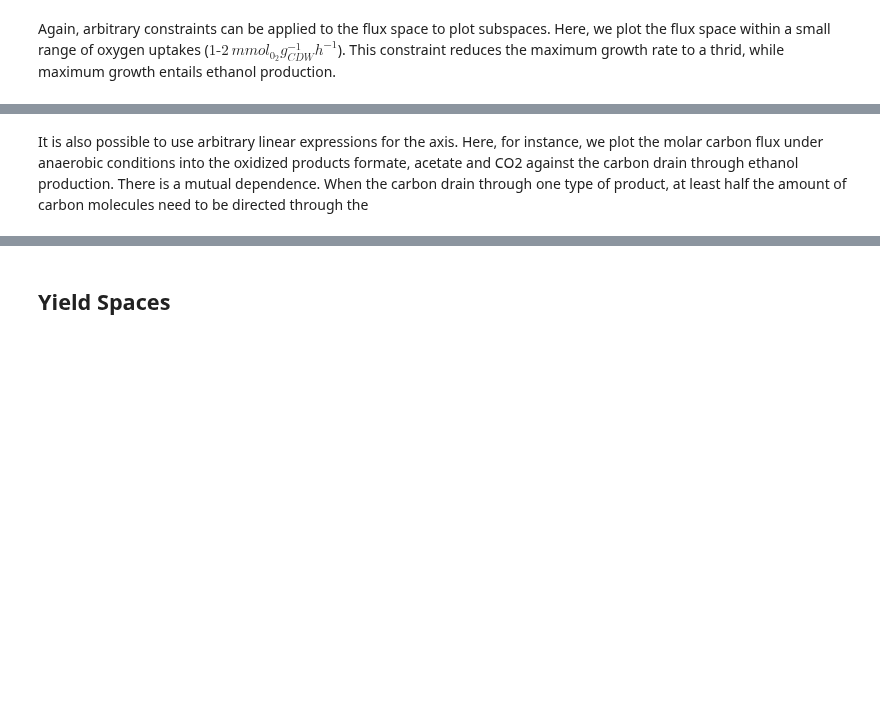
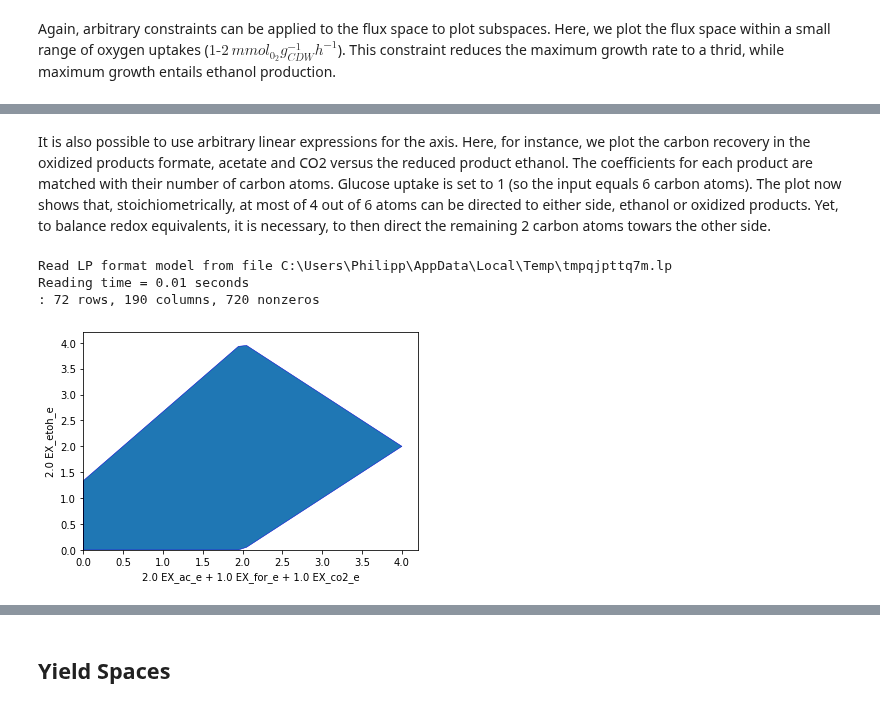
Before and after one commit to klamt-lab/straindesign, a Jupyter notebook: docs/source/examples/JN_03_plotting.ipynb, the cells around one changed output, grey strips where cells are left out. Saved outputs shown, nothing was run; the diff lists cells and outputs as text; code cells hidden in the pictures; blank space fills up the shorter version.

```diff
--- a/docs/source/examples/JN_03_plotting.ipynb
+++ b/docs/source/examples/JN_03_plotting.ipynb
@@ -26,2 +25,0 @@ sd.plot_flux_space(model,('BIOMASS_Ecoli_core_w_GAM','EX_etoh_e'),constraints=['
-# %% [markdown]
-It is also possible to use arbitrary linear expressions for the axis. Here, for instance, we plot the molar carbon flux under anaerobic conditions into the oxidized products formate, acetate and CO2 against the carbon drain through ethanol production. There is a mutual dependence. When the carbon drain through one type of product, at least half the amount of carbon molecules need to be directed through the
@@ -47,0 +26,18 @@ sd.plot_flux_space(model,('2 EX_ac_e + 1 EX_for_e + 1 EX_co2_e','2 EX_etoh_e'),c
+# %% [markdown]
+It is also possible to use arbitrary linear expressions for the axis. Here, for instance, we plot the carbon recovery in the oxidized products formate, acetate and CO2 versus the reduced product ethanol. The coefficients for each product are matched with their number of carbon atoms. Glucose uptake is set to 1 (so the input equals 6 carbon atoms). The plot now shows that, stoichiometrically, at most of 4 out of 6 atoms can be directed to either side, ethanol or oxidized products. Yet, to balance redox equivalents, it is necessary, to then direct the remaining 2 carbon atoms towars the other side.
+# %%
+constraints=[
+             'EX_h_e >= 0',
+             'EX_co2_e >= 0',
+             'EX_o2_e = 0'
+             ]
+model1 = model.copy()
+model1.reactions.ATPM.lower_bound = 0
+model1.reactions.EX_glc__D_e.lower_bound = -1
+model1.reactions.EX_glc__D_e.upper_bound = -1
+datapoints, triang, plot1 = sd.plot_flux_space(model1,('2 EX_ac_e + 1 EX_for_e + 1 EX_co2_e','2 EX_etoh_e'),constraints = constraints);
+# %% [output]
+Read LP format model from file C:\Users\Philipp\AppData\Local\Temp\tmpqjpttq7m.lp
+Reading time = 0.01 seconds
+: 72 rows, 190 columns, 720 nonzeros
+[figure, added]
```
Also changed, not shown: parts of 5 cells of this notebook, 1 other file.
